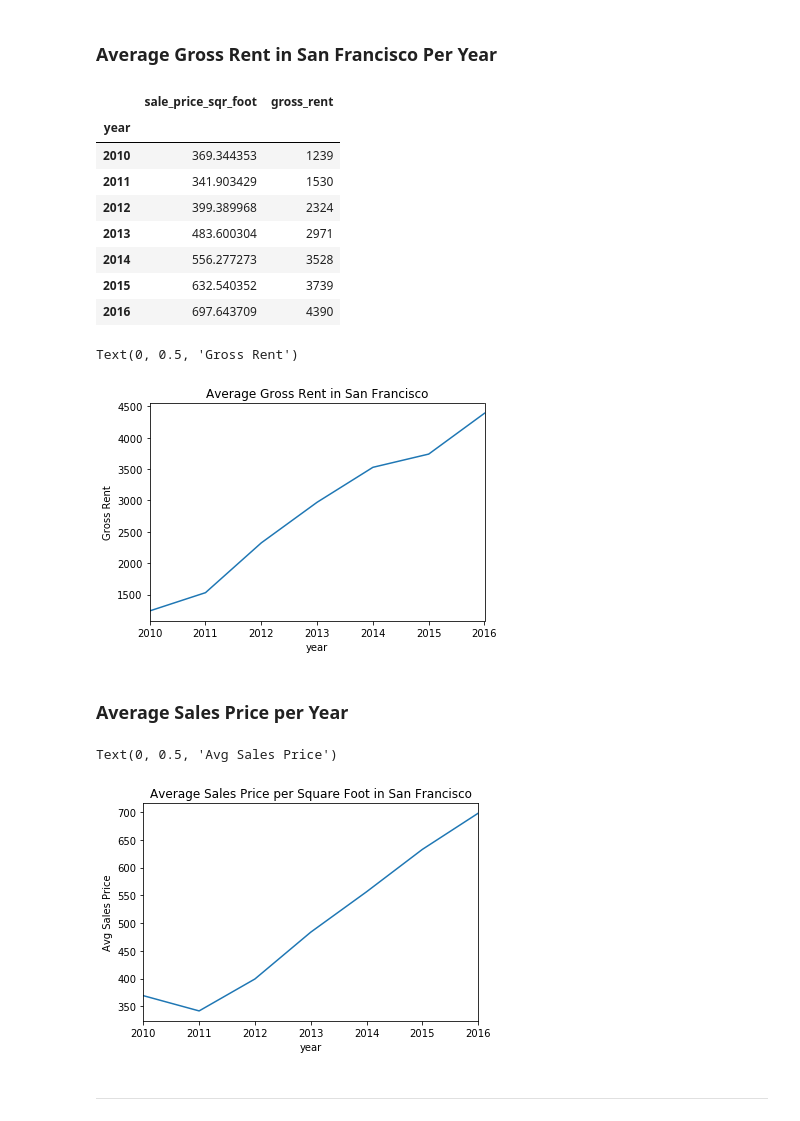
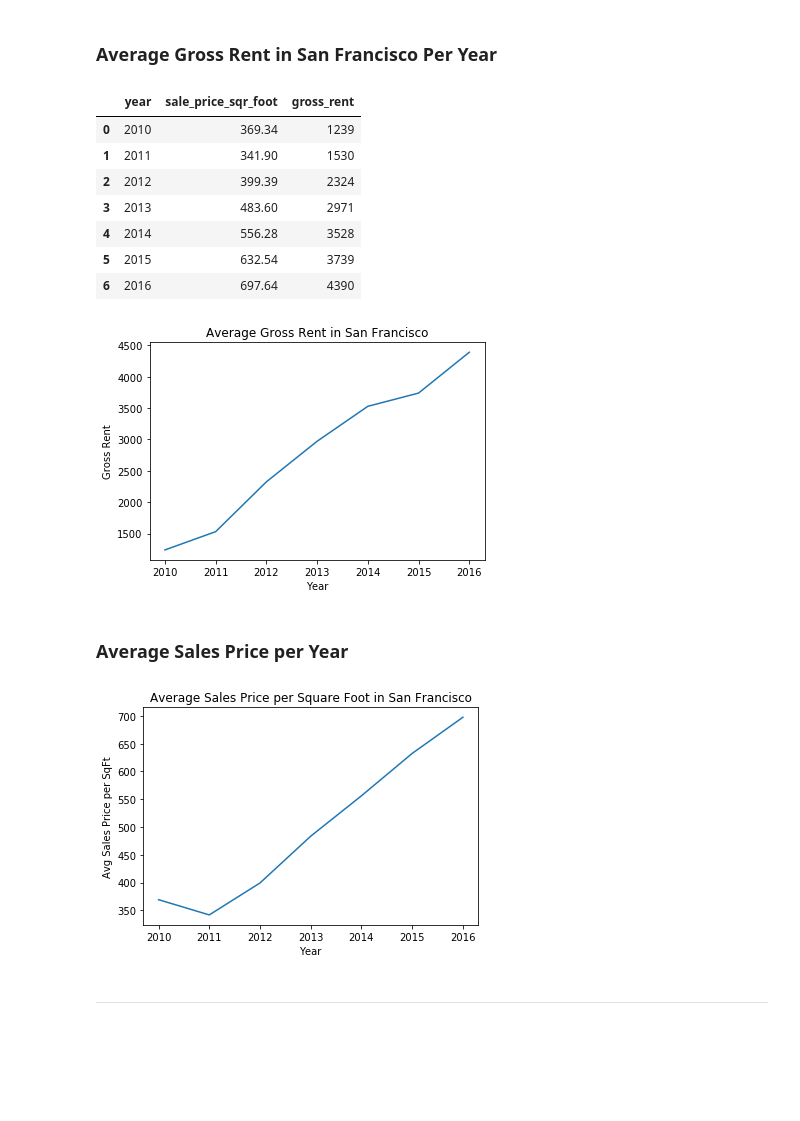
Before and after one commit to brettauc/Pyviz-homework, a Jupyter notebook: Starter_Code/rental_analysis.ipynb, the cells around one changed output. Drawn from its saved outputs; the diff is of its cells as text; code cells hidden in the pictures; blank space fills up the shorter version.

```diff
--- a/Starter_Code/rental_analysis.ipynb
+++ b/Starter_Code/rental_analysis.ipynb
@@ -84,36 +93,48 @@ In this section, you will calculate the average gross rent and average sales pri
 # %%
 # Calculate the average gross rent and average sale price per square foot
 # YOUR CODE HERE!
-avg_gross_rent = sfo_data.groupby(['year'])['sale_price_sqr_foot', 'gross_rent'].mean()
+avg_gross_rent = (sfo_data.groupby(['year'])['sale_price_sqr_foot', 'gross_rent'].mean()
+                  .round(2)
+                  .reset_index()
+                 )
 avg_gross_rent
 # %% [output]
-|  | sale_price_sqr_foot | gross_rent |
-| year |  |  |
-| 2010 | 369.344353 | 1239 |
-| 2011 | 341.903429 | 1530 |
-| 2012 | 399.389968 | 2324 |
-| 2013 | 483.600304 | 2971 |
-| 2014 | 556.277273 | 3528 |
-| 2015 | 632.540352 | 3739 |
-| 2016 | 697.643709 | 4390 |
+|  | year | sale_price_sqr_foot | gross_rent |
+| 0 | 2010 | 369.34 | 1239 |
+| 1 | 2011 | 341.90 | 1530 |
+| 2 | 2012 | 399.39 | 2324 |
+| 3 | 2013 | 483.60 | 2971 |
+| 4 | 2014 | 556.28 | 3528 |
+| 5 | 2015 | 632.54 | 3739 |
+| 6 | 2016 | 697.64 | 4390 |
 # %%
 # Plot the Average Gross Rent per Year as a Line Chart
 # YOUR CODE HERE!
-avg_gross_rent_plot = avg_gross_rent['gross_rent'].plot(title="Average Gross Rent in San Francisco", legend=None)
-plt.ylabel('Gross Rent')
+avg_gross_rent_plot = plt.figure()
+plt.plot(avg_gross_rent['year'], avg_gross_rent['gross_rent'])
+plt.title("Average Gross Rent in San Francisco")
+plt.xlabel("Year")
+plt.ylabel("Gross Rent")
+
+plt.show()
+plt.close(avg_gross_rent_plot)
 # %% [output]
-Text(0, 0.5, 'Gross Rent')
-[figure, old version]
+[figure, new version]
 # %% [markdown]
 ### Average Sales Price per Year
 # %%
 # Plot the Average Sales Price per Year as a line chart
 # YOUR CODE HERE!
-avg_price_sqr_ft_plot = avg_gross_rent['sale_price_sqr_foot'].plot(title="Average Sales Price per Square Foot in San Francisco", legend=None)
-plt.ylabel('Avg Sales Price')
+avg_price_sqft_plot = plt.figure()
+plt.plot(avg_gross_rent['year'], avg_gross_rent['sale_price_sqr_foot'])
+plt.title("Average Sales Price per Square Foot in San Francisco")
+plt.xlabel("Year")
+plt.ylabel("Avg Sales Price per SqFt")
+
+plt.show()
+plt.close(avg_price_sqft_plot)
 # %% [output]
-Text(0, 0.5, 'Avg Sales Price')
-[figure, old version]
+[figure, new version]
 # %% [markdown]
 - - -
 # %% [markdown]
```
Also changed, not shown: parts of 10 cells of this notebook.
